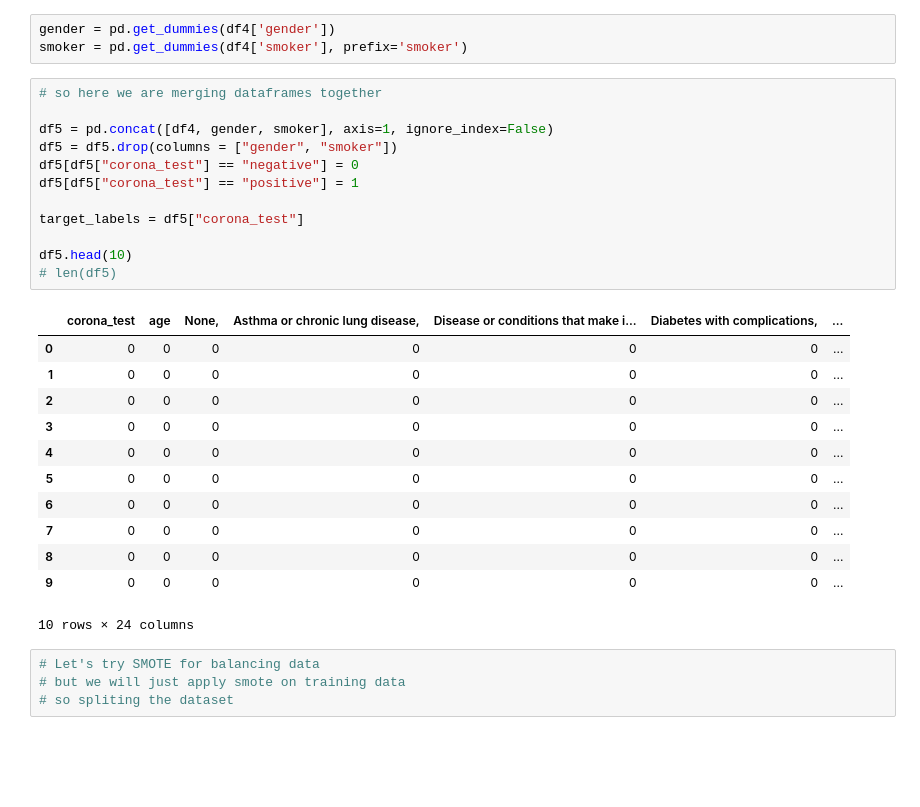
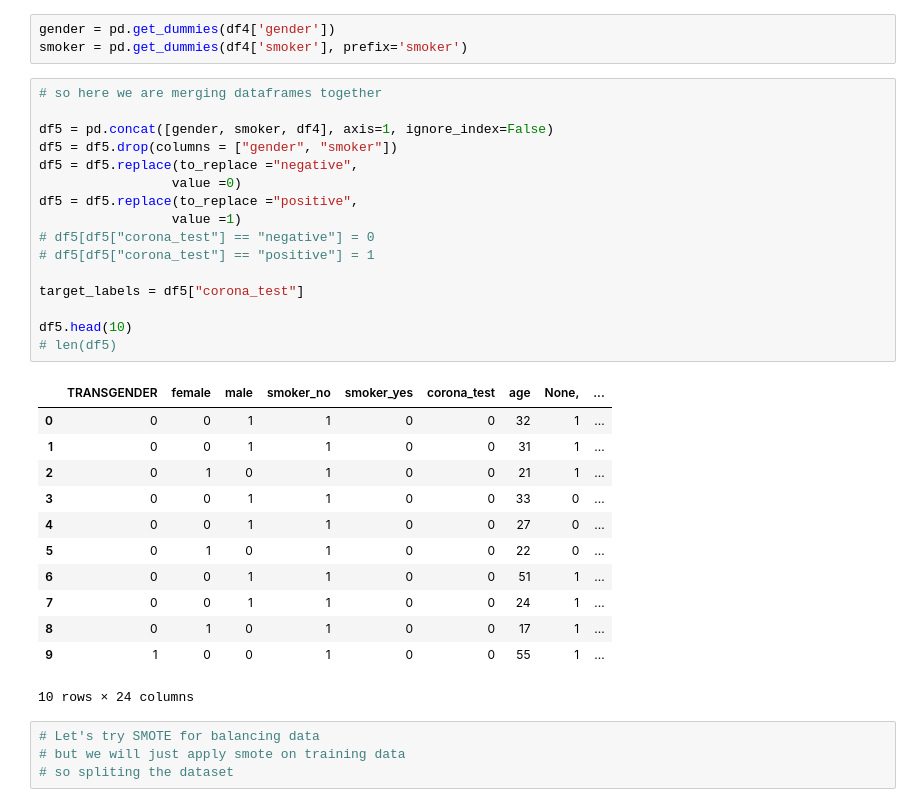
Before and after one commit to mnauf/covid, a Jupyter notebook: ML textual model 1.ipynb, the cells around one changed output. Saved outputs shown, nothing was run; the diff lists cells and outputs as text; blank space fills up the shorter version.

```diff
--- a/ML textual model 1.ipynb
+++ b/ML textual model 1.ipynb
@@ -382,27 +382,31 @@ smoker = pd.get_dummies(df4['smoker'], prefix='smoker')
 # %%
 # so here we are merging dataframes together
 
-df5 = pd.concat([df4, gender, smoker], axis=1, ignore_index=False)
+df5 = pd.concat([gender, smoker, df4], axis=1, ignore_index=False)
 df5 = df5.drop(columns = ["gender", "smoker"])
-df5[df5["corona_test"] == "negative"] = 0
-df5[df5["corona_test"] == "positive"] = 1
+df5 = df5.replace(to_replace ="negative",
+                 value =0)
+df5 = df5.replace(to_replace ="positive",
+                 value =1)
+# df5[df5["corona_test"] == "negative"] = 0
+# df5[df5["corona_test"] == "positive"] = 1
 
 target_labels = df5["corona_test"]
 
 df5.head(10)
 # len(df5)
 # %% [output]
-|  | corona_test | age | None, | Asthma or chronic lung disease, | Disease or conditions that make i... | Diabetes with complications, | ... |
-| 0 | 0 | 0 | 0 | 0 | 0 | 0 | ... |
-| 1 | 0 | 0 | 0 | 0 | 0 | 0 | ... |
-| 2 | 0 | 0 | 0 | 0 | 0 | 0 | ... |
-| 3 | 0 | 0 | 0 | 0 | 0 | 0 | ... |
-| 4 | 0 | 0 | 0 | 0 | 0 | 0 | ... |
-| 5 | 0 | 0 | 0 | 0 | 0 | 0 | ... |
-| 6 | 0 | 0 | 0 | 0 | 0 | 0 | ... |
-| 7 | 0 | 0 | 0 | 0 | 0 | 0 | ... |
-| 8 | 0 | 0 | 0 | 0 | 0 | 0 | ... |
-| 9 | 0 | 0 | 0 | 0 | 0 | 0 | ... |
+|  | TRANSGENDER | female | male | smoker_no | smoker_yes | corona_test | age | None, | ... |
+| 0 | 0 | 0 | 1 | 1 | 0 | 0 | 32 | 1 | ... |
+| 1 | 0 | 0 | 1 | 1 | 0 | 0 | 31 | 1 | ... |
+| 2 | 0 | 1 | 0 | 1 | 0 | 0 | 21 | 1 | ... |
+| 3 | 0 | 0 | 1 | 1 | 0 | 0 | 33 | 0 | ... |
+| 4 | 0 | 0 | 1 | 1 | 0 | 0 | 27 | 0 | ... |
+| 5 | 0 | 1 | 0 | 1 | 0 | 0 | 22 | 0 | ... |
+| 6 | 0 | 0 | 1 | 1 | 0 | 0 | 51 | 1 | ... |
+| 7 | 0 | 0 | 1 | 1 | 0 | 0 | 24 | 1 | ... |
+| 8 | 0 | 1 | 0 | 1 | 0 | 0 | 17 | 1 | ... |
+| 9 | 1 | 0 | 0 | 1 | 0 | 0 | 55 | 1 | ... |
 10 rows × 24 columns
 # %%
 # Let's try SMOTE for balancing data
```
Also changed, not shown: parts of 2 cells of this notebook.
